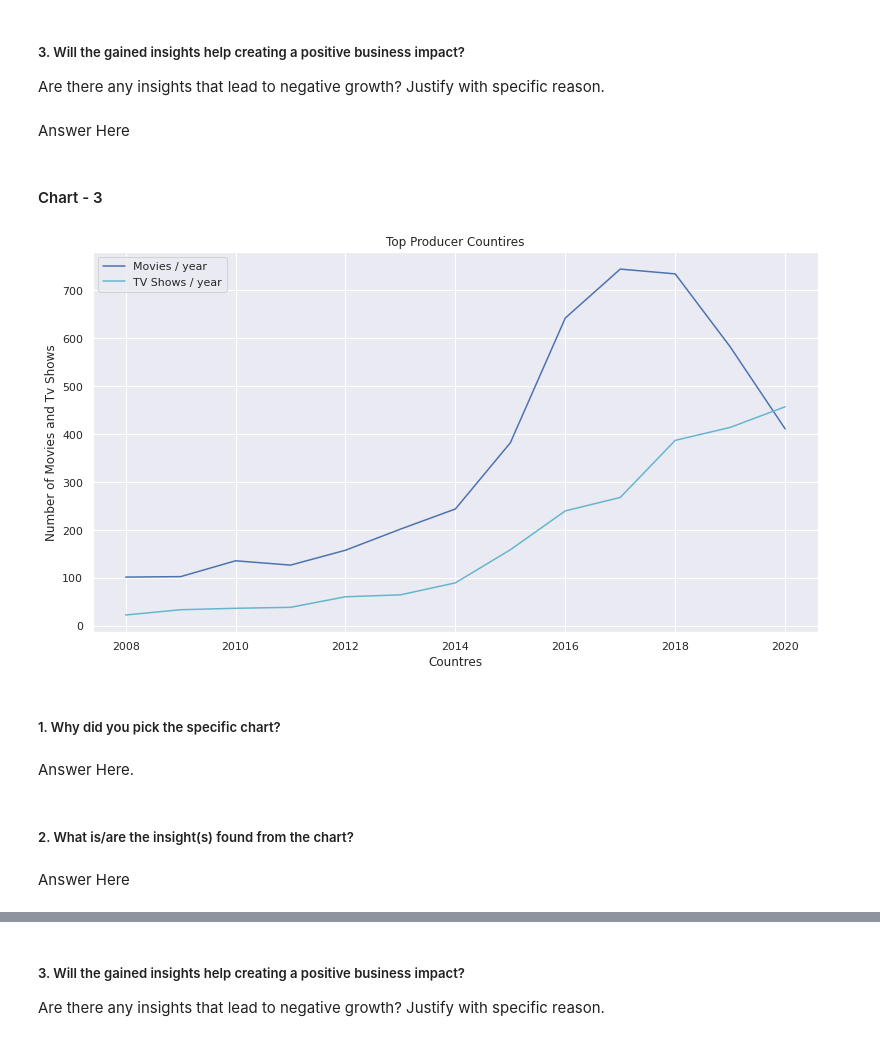
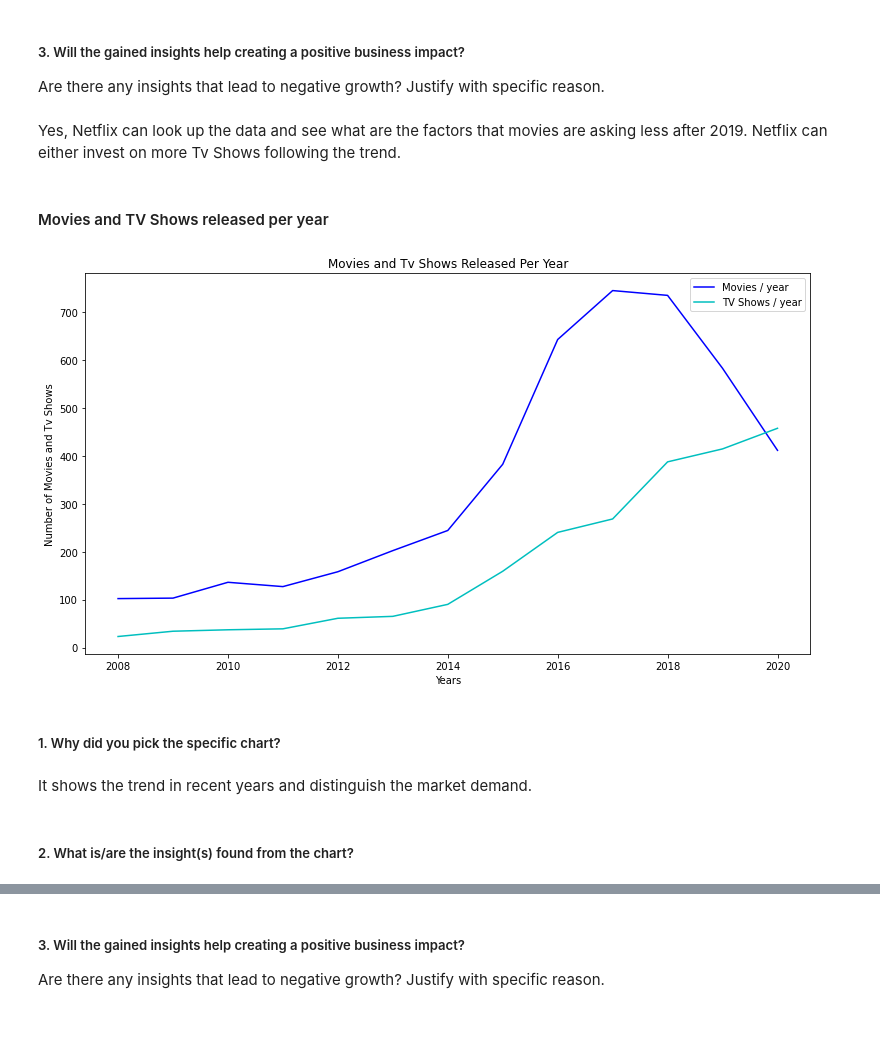
Before and after one commit to aaravpanchal/Netflix-TV-Shows-and-Movies-Clustering, a Jupyter notebook: Netflix_TV_Shows_and_Movies_Clustering.ipynb, the cells around one changed output, grey strips where cells are left out. Cells and saved outputs as stored; diff of their text form; code cells hidden in the pictures.

```diff
--- a/Netflix_TV_Shows_and_Movies_Clustering.ipynb
+++ b/Netflix_TV_Shows_and_Movies_Clustering.ipynb
@@ -486,10 +360,10 @@ Answer Here
 # %% [markdown]
 ##### 3. Will the gained insights help creating a positive business impact?
 Are there any insights that lead to negative growth? Justify with specific reason.
-# %% [markdown]
-Answer Here
-# %% [markdown]
-#### Chart - 3
+# %% [markdown]
+Yes, Netflix can look up the data and see what are the factors that movies are asking less after 2019. Netflix can either invest on more Tv Shows following the trend.
+# %% [markdown]
+#### Movies and TV Shows released per year
 # %%
 #define years
 years = list(range(2008,2021,1))
@@ -510,19 +384,17 @@ tv_shows = tv_counts[index_years_tv].sort_values()
 # %%
 # Set up the matplotlib figure
 plt.figure(figsize=(13,7))
 sns.lineplot(data=movies, color="b",label="Movies / year")
 sns.lineplot(data=tv_shows, color="c",label="TV Shows / year")
-plt.title("Top Producer Countires")
+plt.title("Movies and Tv Shows Released Per Year")
 plt.ylabel("Number of Movies and Tv Shows")
-plt.xlabel("Countres")
+plt.xlabel("Years")
 plt.show()
 # %% [output]
-[figure, old version]
+[figure, new version]
 # %% [markdown]
 ##### 1. Why did you pick the specific chart?
-# %% [markdown]
-Answer Here.
+# %% [markdown]
+It shows the trend in recent years and distinguish the market demand.
 # %% [markdown]
 ##### 2. What is/are the insight(s) found from the chart?
-# %% [markdown]
-Answer Here
```
Also changed, not shown: parts of 151 cells of this notebook.
